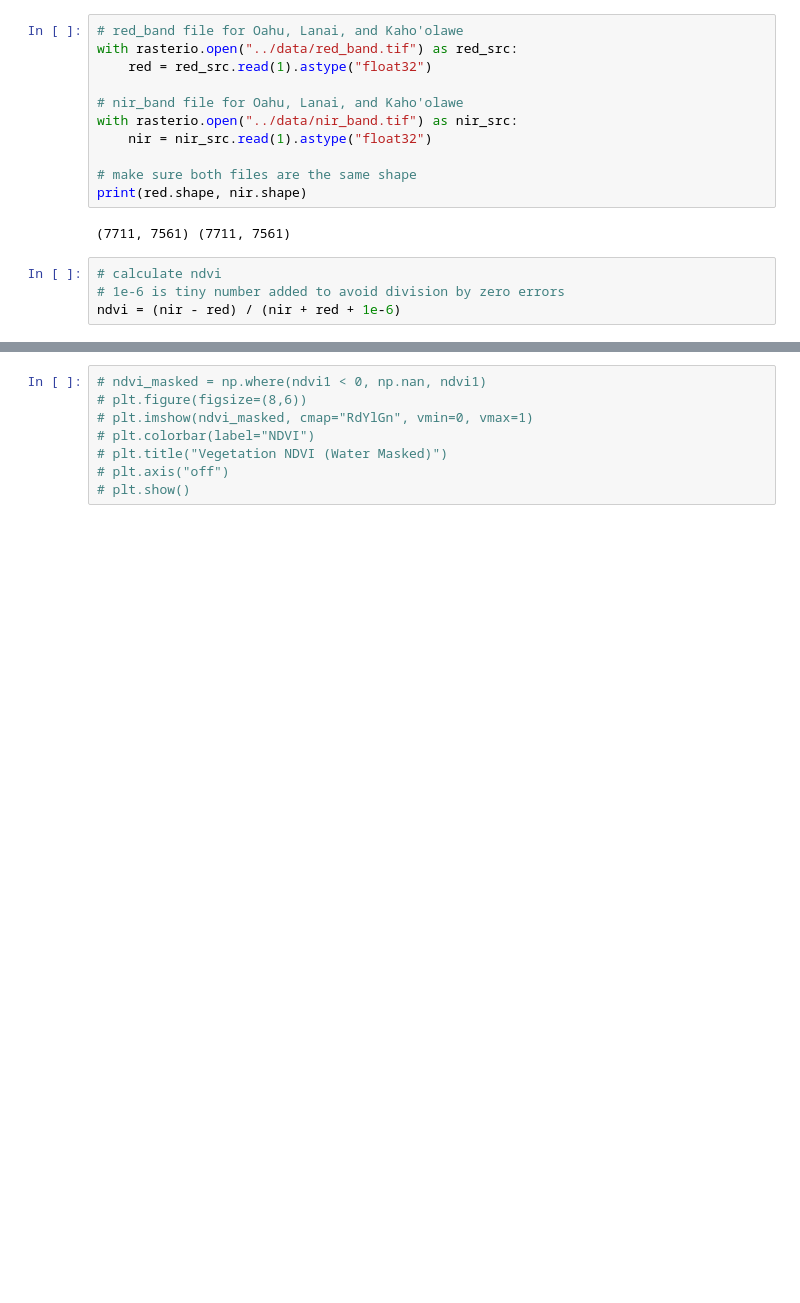
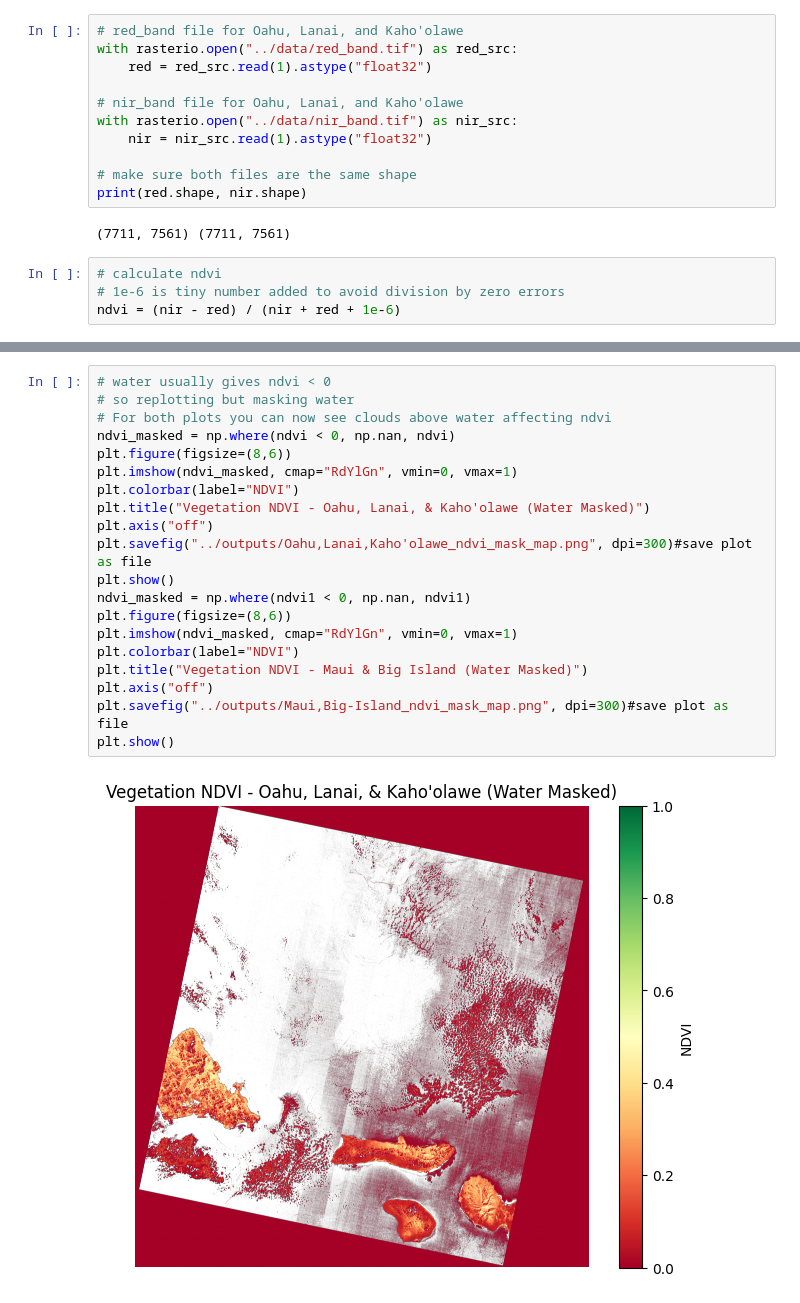
Before and after one commit to shreyeshvankina/ndvi-vegetation-map, a Jupyter notebook: notebooks/ndvi_analysis.ipynb, the cells around one changed output, grey strips where cells are left out. Drawn from its saved outputs; the diff is of its cells as text; blank space fills up the shorter version.

Commit message:
plotted masked ndvi, plotted histogram of ndvi values, then saved all plotted graphs into pngs

```diff
--- a/notebooks/ndvi_analysis.ipynb
+++ b/notebooks/ndvi_analysis.ipynb
@@ -61,10 +64,24 @@ plt.show()
 (7851, 7701) (7851, 7701)
 [figure]
 # %%
-# ndvi_masked = np.where(ndvi1 < 0, np.nan, ndvi1)
-# plt.figure(figsize=(8,6))
-# plt.imshow(ndvi_masked, cmap="RdYlGn", vmin=0, vmax=1)
-# plt.colorbar(label="NDVI")
-# plt.title("Vegetation NDVI (Water Masked)")
-# plt.axis("off")
-# plt.show()
+# water usually gives ndvi < 0
+# so replotting but masking water
+# For both plots you can now see clouds above water affecting ndvi
+ndvi_masked = np.where(ndvi < 0, np.nan, ndvi)
+plt.figure(figsize=(8,6))
+plt.imshow(ndvi_masked, cmap="RdYlGn", vmin=0, vmax=1)
+plt.colorbar(label="NDVI")
+plt.title("Vegetation NDVI - Oahu, Lanai, & Kaho'olawe (Water Masked)")
+plt.axis("off")
+plt.savefig("../outputs/Oahu,Lanai,Kaho'olawe_ndvi_mask_map.png", dpi=300)#save plot as file
+plt.show()
+ndvi_masked = np.where(ndvi1 < 0, np.nan, ndvi1)
+plt.figure(figsize=(8,6))
+plt.imshow(ndvi_masked, cmap="RdYlGn", vmin=0, vmax=1)
+plt.colorbar(label="NDVI")
+plt.title("Vegetation NDVI - Maui & Big Island (Water Masked)")
+plt.axis("off")
+plt.savefig("../outputs/Maui,Big-Island_ndvi_mask_map.png", dpi=300)#save plot as file
+plt.show()
+# %% [output]
+[figure, added]
```
Also changed, not shown: parts of 6 cells of this notebook, 8 other files.
